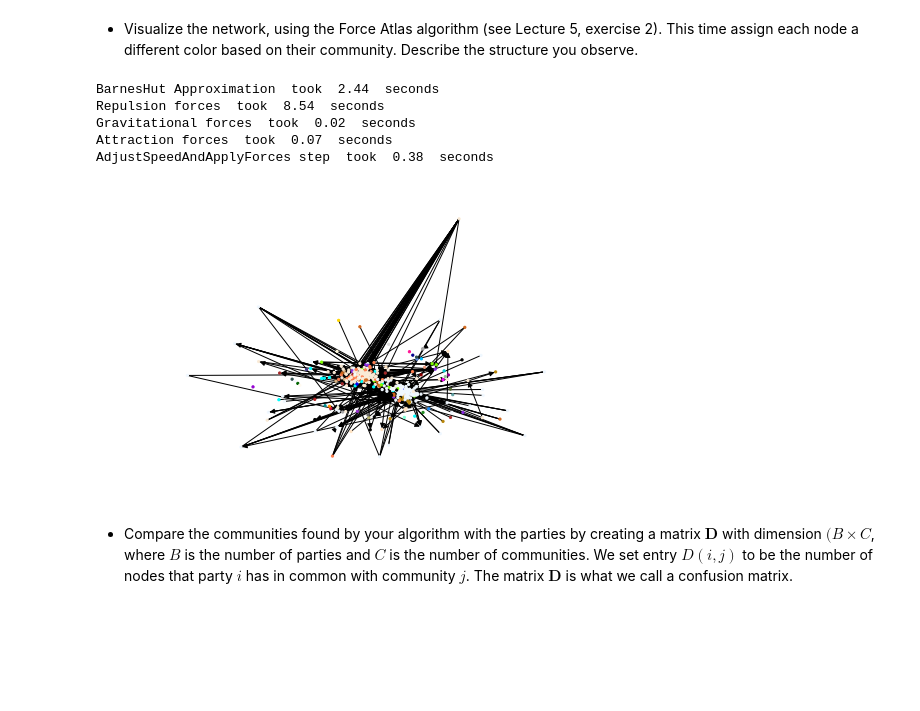
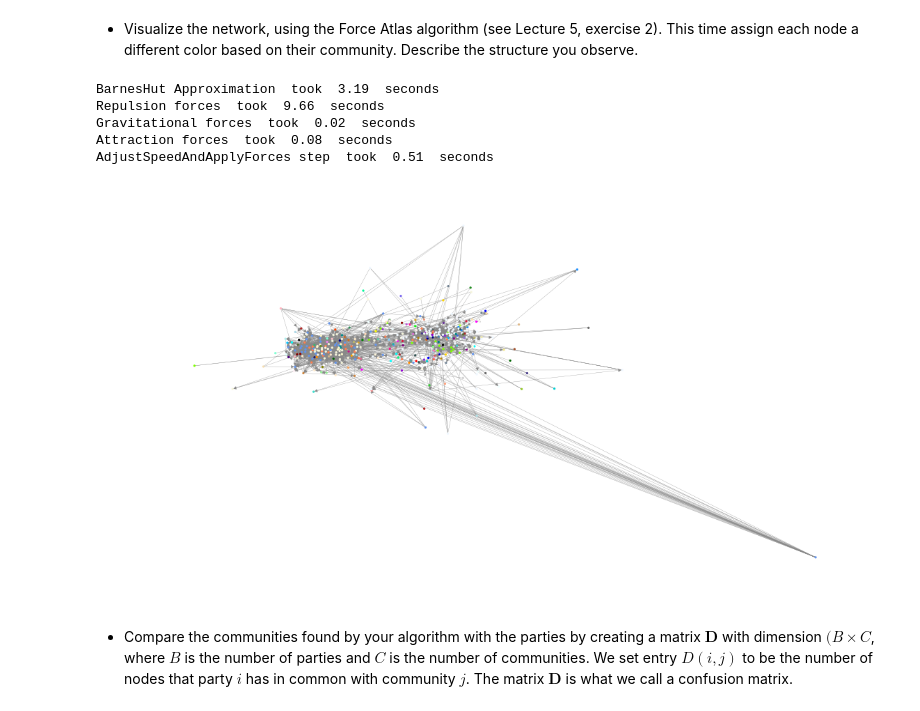
Before and after one commit to JulesBelveze/yelp-dataset-analysis, a Jupyter notebook: Assignment2.ipynb, the cells around one changed output. Drawn from its saved outputs; the diff is of its cells as text; code cells hidden in the pictures; blank space fills up the shorter version.

Commit message:
improve networks display

```diff
--- a/Assignment2.ipynb
+++ b/Assignment2.ipynb
@@ -100,16 +103,16 @@ forceatlas2 = fa2.ForceAtlas2(
     multiThreaded=False,  # NOT IMPLEMENTED
 
     # Tuning
-    scalingRatio= 2000,
+    scalingRatio= 1,
     strongGravityMode=True,
-    gravity=10.0,
+    gravity=200,
     # Log
     verbose=True)
 
 
 positions = forceatlas2.forceatlas2_networkx_layout(rt_nonDirgraph,
                                                     pos=None,
-                                                    iterations=4000)
+                                                    iterations=8000);
 
 #We use this list to ease the coloring of nodes
 rep = list()
@@ -128,16 +131,17 @@ weights = {}
 for u, v in rt_nonDirgraph.edges:
     weights[(u, v)] = rt_nonDirgraph[u][v]['weight']
 
+plt.rcParams["figure.figsize"] = [15, 8];
 nx.draw(rt_nonDirgraph,
         positions,
         cmap=plt.get_cmap('jet'),
+        edge_color="#898989",
         #nodelist=degrees.keys(),
         node_size=[v * 5 for v in degrees.values()],
         node_color = node_colors,
-        border = 0.1,
-        border_color='black',
+        border = .1,
         overlap = False,
-        width = [w for w in weights.values()],
+#         width = [w for w in weights.values()],
+        width = 0.3,
         with_labels=False)
-plt.show()
 # %% [output]
@@ -156,6 +160,8 @@ AdjustSpeedAndApplyForces step  took  0.39  seconds
 - Now set the nodes' size proportional to their betweenness centrality. What do you observe?
     - _We observe an uneven distribution of centrality._
 # %%
+plt.rcParams["figure.figsize"] = [15, 8];
+
 weights = {}
 for u, v in rt_nonDirgraph.edges:
     weights[(u, v)] = rt_nonDirgraph[u][v]['weight']
@@ -166,10 +172,9 @@ nx.draw(rt_nonDirgraph,
         #nodelist=degrees.keys(),
         node_size = [v * 2000 for v in nx.betweenness_centrality(rt_graph).values()],
         node_color = node_colors,
+        edge_color="#898989",
         border = 0.1,
-        border_color='black',
         overlap = False,
         width = .4,
         with_labels=False)
-plt.show()
 # %% [output]
@@ -178,16 +183,17 @@ plt.show()
 - Repeat the point above using eigenvector centrality instead. Is there any difference? Can you explain why?
     - TODO: _NO F IDEA_
 # %%
+plt.rcParams["figure.figsize"] = [15, 8];
+
 nx.draw(rt_nonDirgraph,
         positions,
         cmap=plt.get_cmap('jet'),
         #nodelist=degrees.keys(),
-        node_size = [v * 200 for v in nx.eigenvector_centrality(rt_graph).values()],
+        node_size = [v * 300 for v in nx.eigenvector_centrality(rt_graph).values()],
         node_color = node_colors,
         border = 0.1,
-        border_color='black',
+        edge_color="#898989",
         overlap = False,
-        width = .4,
+        width = .2,
         with_labels=False)
-plt.show()
 # %% [output]
@@ -280,6 +286,7 @@ import matplotlib.pyplot as plt
 partition = community.best_partition(rt_nonDirgraph)
 
 #drawing
+plt.rcParams["figure.figsize"] = [15, 8];
 size = float(len(set(partition.values())))
 pos = nx.spring_layout(rt_nonDirgraph)
 count = 0.
@@ -292,7 +299,7 @@ for com in set(partition.values()):
                           list_nodes,
                           node_size = 20,
                           node_color = str(count/size))
-nx.draw_networkx_edges(rt_nonDirgraph, pos, alpha=.5)
+nx.draw_networkx_edges(rt_nonDirgraph, pos, alpha=.5, width=.4, edge_color="#898989")
 plt.axis('off')
 plt.show()
 # %% [output]
@@ -322,42 +329,44 @@ Modularity =  0.3829349754607726
 - Visualize the network, using the Force Atlas algorithm (see Lecture 5, exercise 2). This time assign each node a different color based on their community. Describe the structure you observe.
 # %%
 from matplotlib import colors as mcolors
+
+plt.rcParams["figure.figsize"] = [15, 8];
 
 #We create an array with the colors
 colors = dict(mcolors.BASE_COLORS, **mcolors.CSS4_COLORS)
 com_colors = []
 for com in set(partition.values()):
-    com_colors.append(list(mcolors.CSS4_COLORS)[com])
+    com_colors.append(list(mcolors.CSS4_COLORS)[com % len(list(mcolors.CSS4_COLORS)) ])
 
 
 positions = forceatlas2.forceatlas2_networkx_layout(rt_graph,
                                                     pos=None,
-                                                    iterations=4000)
+                                                    iterations=6000)
 
 node_colors = [com_colors[partition[node]] for node in rt_graph.nodes]
 
 weights = {}
 for u, v in rt_graph.edges:
     weights[(u, v)] = rt_graph[u][v]['weight']
 
 nx.draw(rt_graph,
         positions,
         cmap=plt.get_cmap('jet'),
         node_size = 5,
         node_color = node_colors,
         border = 0.1,
-        border_color='black',
+        edge_color = "#898989",
         overlap = False,
-        width = 1,
+        width = .3,
         with_labels=False)
 plt.show()
 # %% [output]
-BarnesHut Approximation  took  2.44  seconds
-Repulsion forces  took  8.54  seconds
+BarnesHut Approximation  took  3.19  seconds
+Repulsion forces  took  9.66  seconds
 Gravitational forces  took  0.02  seconds
-Attraction forces  took  0.07  seconds
-AdjustSpeedAndApplyForces step  took  0.38  seconds
+Attraction forces  took  0.08  seconds
+AdjustSpeedAndApplyForces step  took  0.51  seconds
-[figure, old version]
+[figure, new version]
 # %% [markdown]
 - Compare the communities found by your algorithm with the parties by creating a matrix $\mathbf{D}$ with dimension $(B \times C$, where $B$ is the number of parties and $C$ is the number of communities. We set entry $D(i,j)$ to be the number of nodes that party $i$ has in common with community $j$. The matrix $\mathbf{D}$ is what we call a confusion matrix.
 # %%
```
Also changed, not shown: parts of 12 cells of this notebook, 2 other files.
